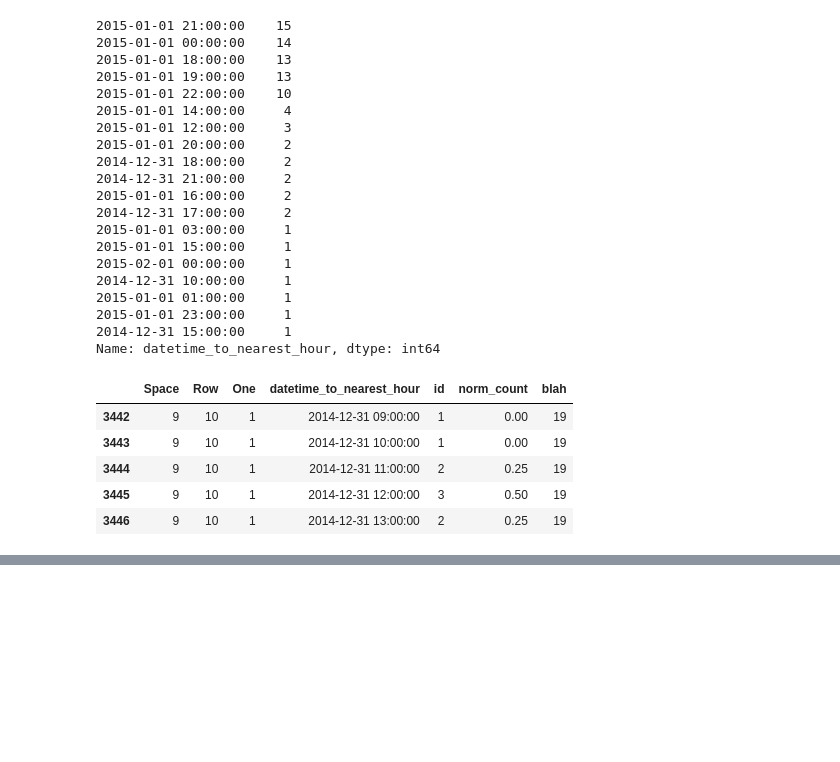
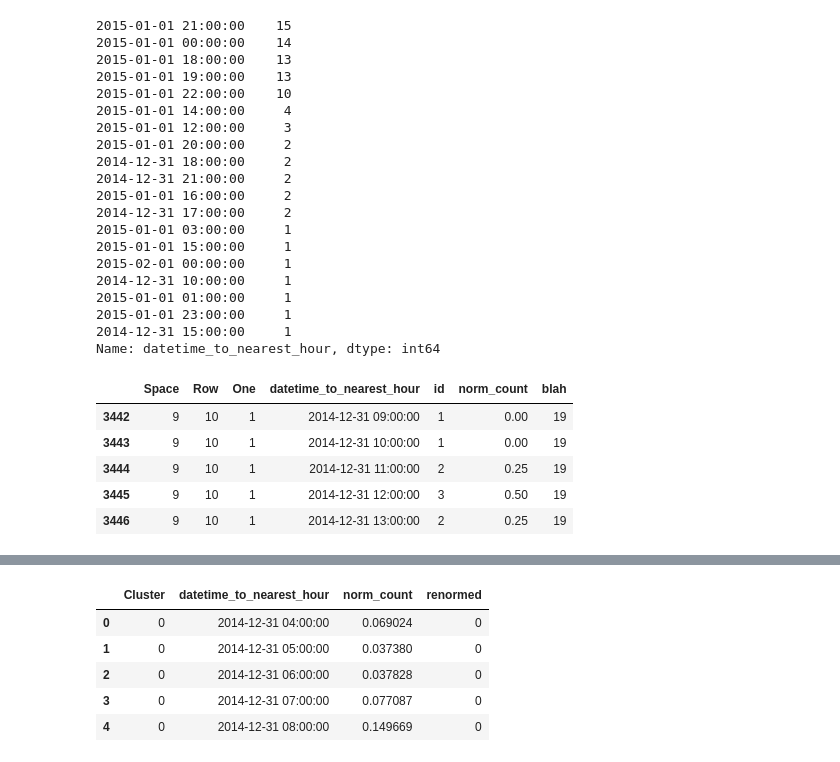
Before and after one commit to tpgmartin/london_new_years_tweets, a Jupyter notebook: Normalise Tweets by Spacial Grid and Time Interval.ipynb, the cells around one changed output, grey strips where cells are left out. Saved outputs shown, nothing was run; the diff lists cells and outputs as text; code cells hidden in the pictures; blank space fills up the shorter version.

```diff
--- a/Normalise Tweets by Spacial Grid and Time Interval.ipynb
+++ b/Normalise Tweets by Spacial Grid and Time Interval.ipynb
@@ -343 +346,12 @@ norm_count                         float64
 dtype: object
+# %%
+average_by_cluster["renormed"] = 0
+# %%
+average_by_cluster.head()
+# %% [output]
+|  | Cluster | datetime_to_nearest_hour | norm_count | renormed |
+| 0 | 0 | 2014-12-31 04:00:00 | 0.069024 | 0 |
+| 1 | 0 | 2014-12-31 05:00:00 | 0.037380 | 0 |
+| 2 | 0 | 2014-12-31 06:00:00 | 0.037828 | 0 |
+| 3 | 0 | 2014-12-31 07:00:00 | 0.077087 | 0 |
+| 4 | 0 | 2014-12-31 08:00:00 | 0.149669 | 0 |
```
Also changed, not shown: parts of 13 cells of this notebook, 15 other files.
